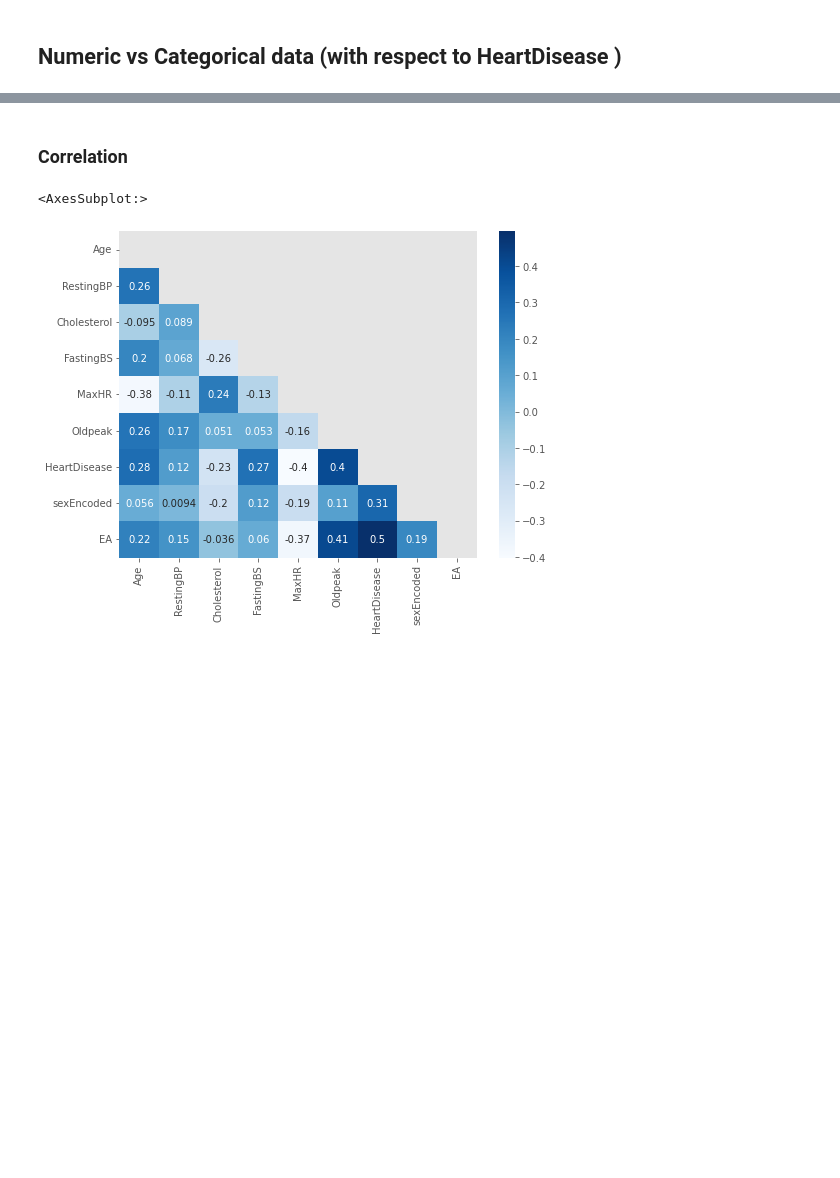
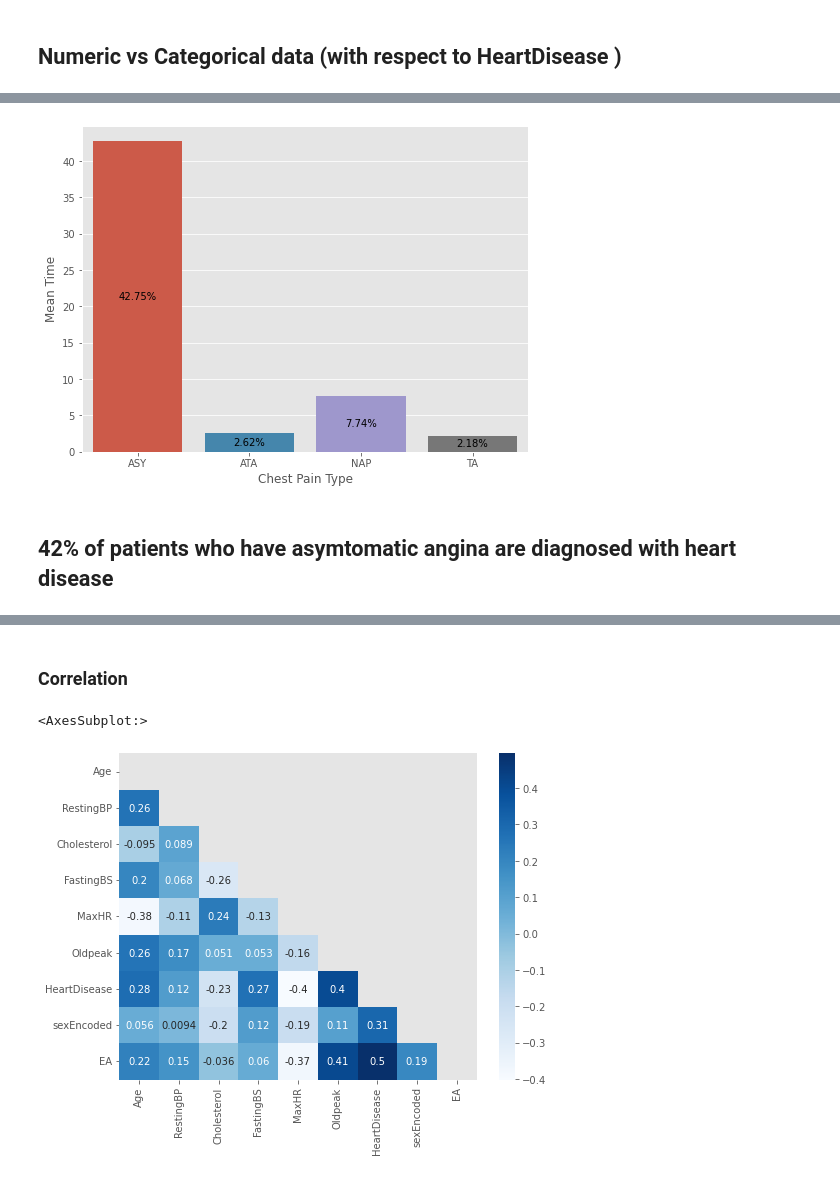
Before and after one commit to RohithOfRivia/Heart-Disease-Prediction, a Jupyter notebook: Heart Failure EDA and Prediction(DT and RFC).ipynb, the cells around one changed output, grey strips where cells are left out. Cells and saved outputs as stored; diff of their text form; code cells hidden in the pictures; blank space fills up the shorter version.

```diff
--- a/Heart Failure EDA and Prediction(DT and RFC).ipynb
+++ b/Heart Failure EDA and Prediction(DT and RFC).ipynb
@@ -279,0 +263,7 @@ sns.stripplot(x=df['Sex'], y=df['Age'], hue=df['HeartDisease'])
+# %%
+grp1 = df.groupby('ChestPainType').count()
+# %%
+grp2 = df.groupby('ChestPainType').sum()
+grp2['HeartDiseaseP'] =  (grp2['HeartDisease'] /  grp1['HeartDisease']) * 100
+grp2['HeartDiseaseP2'] = (grp2['HeartDisease'] /  df.HeartDisease.count()) * 100
+grp2[['HeartDiseaseP2']]
@@ -280,3 +277,30 @@ sns.stripplot(x=df['Sex'], y=df['Age'], hue=df['HeartDisease'])
+# %%
+# plt.figure(figsize=(7, 5))
+
+# sns.barplot(x=grp2.index, y=grp2['HeartDiseaseP2'], )
+
+# plt.xlabel('Chest Pain Type')
+# plt.ylabel('% of Patients with Heart Disease')
+# plt.bar_label(plt.containers[-1], fmt='Mean:\n%.2f', label_type='center')
+
+# plt.show()
+
+
+fig, ax = plt.subplots(figsize=(8, 6))
+
+
+sns.barplot(x=grp2.index, y=grp2['HeartDiseaseP2'], ax=ax)
+plt.xlabel('Chest Pain Type')
+plt.ylabel('% of Patients with Heart Disease')
+# add the annotation
+ax.bar_label(ax.containers[-1], fmt='%.2f%%', label_type='center')
+
+ax.set(ylabel='Mean Time')
+plt.show()
+# %% [output]
+[figure, added]
+# %% [markdown]
+## 42% of patients who have asymtomatic angina are diagnosed with heart disease
 # %%
 fig, ax = plt.subplots(nrows=1, ncols=2, figsize=(12, 6))
 
```
Also changed, not shown: parts of 24 cells of this notebook.
